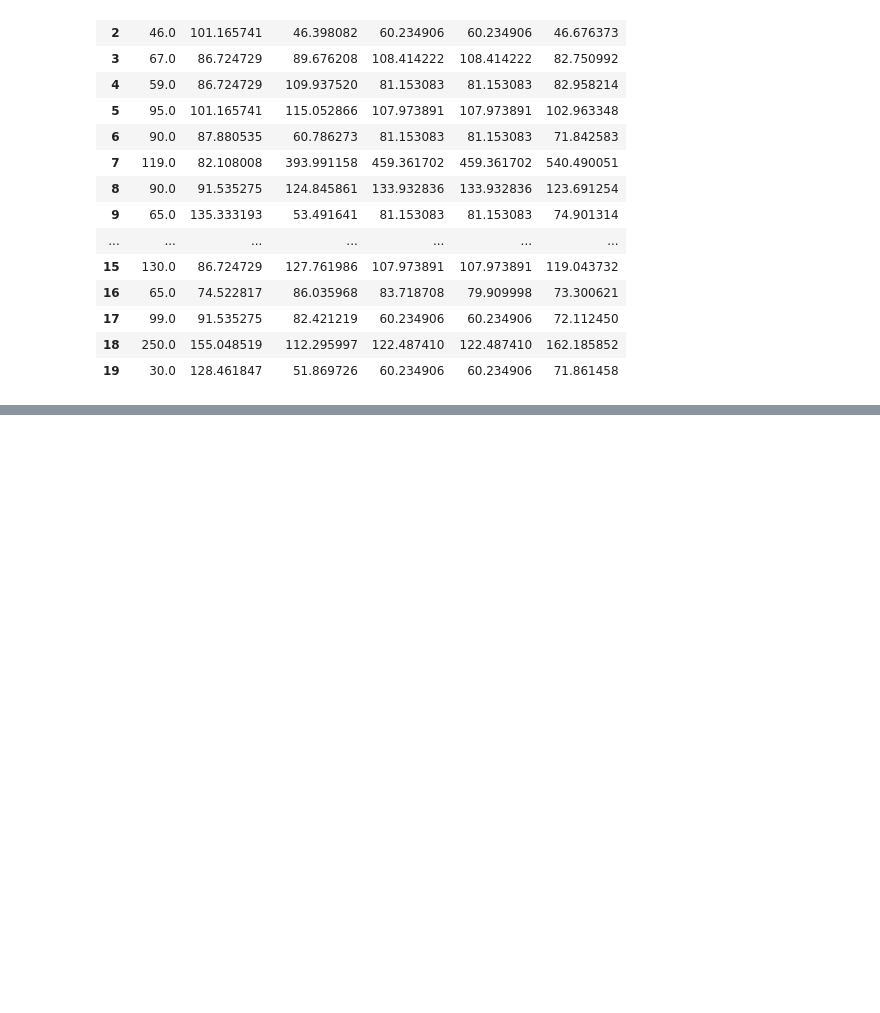
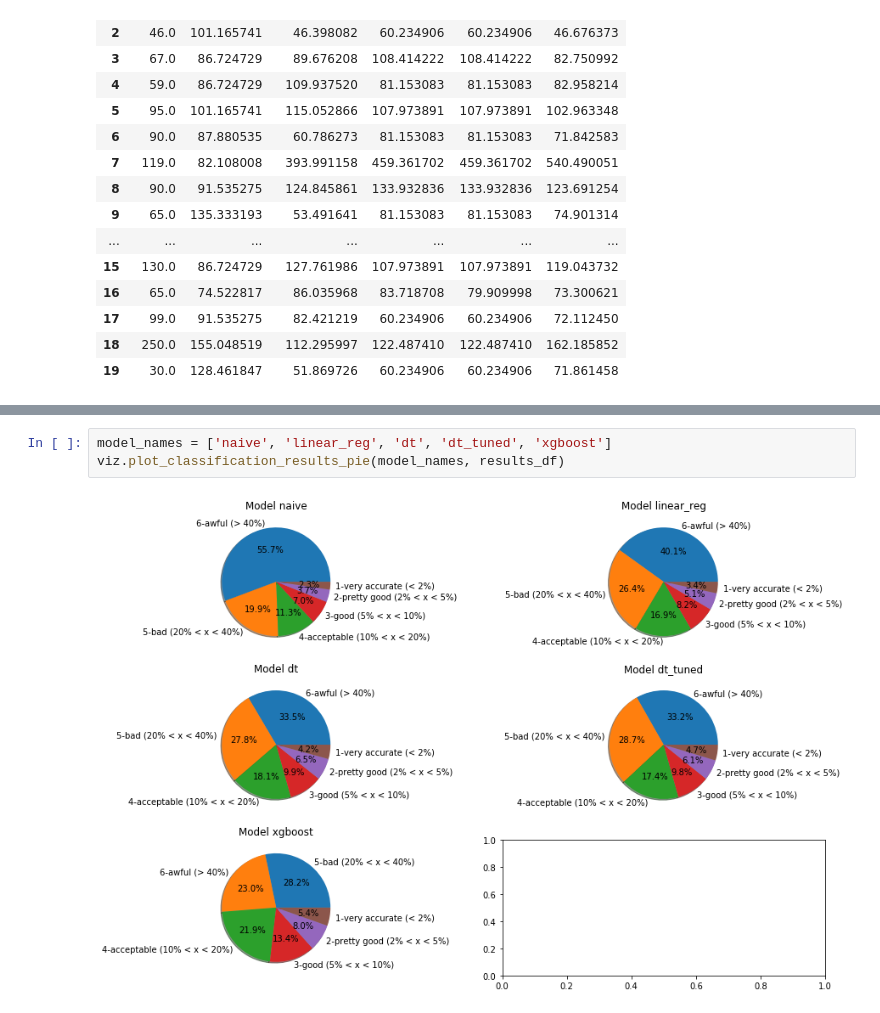
Before and after one commit to nidragedd/udadsnd-p4-airbnb_inside, a Jupyter notebook: notebook/4_Modeling.ipynb, the cells around one changed output, grey strips where cells are left out. Saved outputs shown, nothing was run; the diff lists cells and outputs as text; blank space fills up the shorter version.

```diff
--- a/notebook/4_Modeling.ipynb
+++ b/notebook/4_Modeling.ipynb
@@ -447 +426,6 @@ Name: xgboost_perc_diff_class, dtype: int64
+# %%
+model_names = ['naive', 'linear_reg', 'dt', 'dt_tuned', 'xgboost']
+viz.plot_classification_results_pie(model_names, results_df)
+# %% [output]
+[figure, added]
 # %% [markdown]
```
Also changed, not shown: parts of 21 cells of this notebook, 12 other files.
